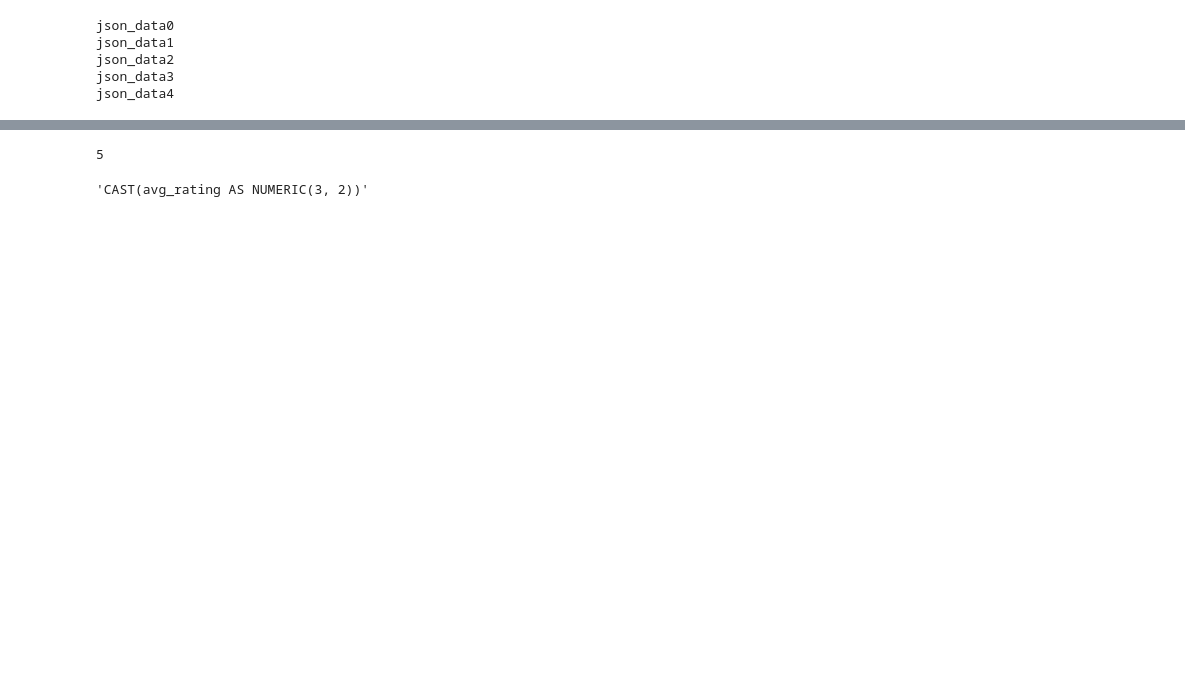
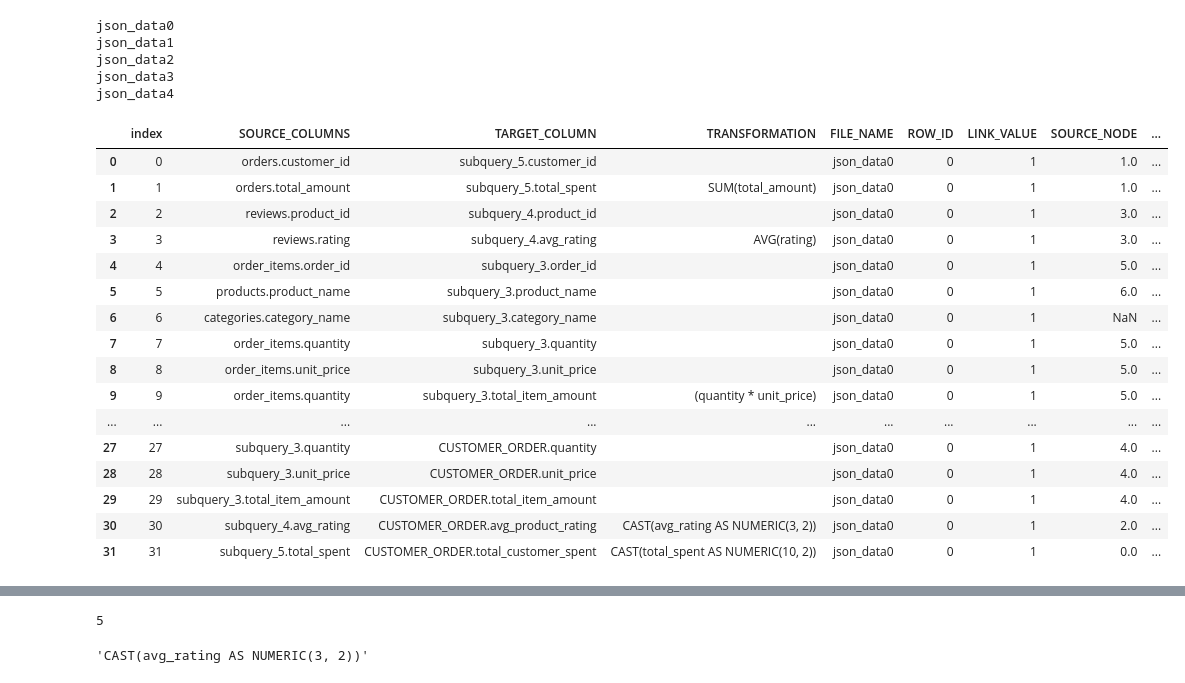
Before and after one commit to mountanalytics/sql_code_parser_lineages, a Jupyter notebook: parse-lineages.ipynb, the cells around one changed output, grey strips where cells are left out. Drawn from its saved outputs; the diff is of its cells as text; code cells hidden in the pictures; blank space fills up the shorter version.

```diff
--- a/parse-lineages.ipynb
+++ b/parse-lineages.ipynb
@@ -152,6 +249,26 @@ json_data1
 json_data2
 json_data3
 json_data4
+# %%
+lineages_dfs[0]
+# %% [output]
+|  | index | SOURCE_COLUMNS | TARGET_COLUMN | TRANSFORMATION | FILE_NAME | ROW_ID | LINK_VALUE | SOURCE_NODE | ... |
+| 0 | 0 | orders.customer_id | subquery_5.customer_id |  | json_data0 | 0 | 1 | 1.0 | ... |
+| 1 | 1 | orders.total_amount | subquery_5.total_spent | SUM(total_amount) | json_data0 | 0 | 1 | 1.0 | ... |
+| 2 | 2 | reviews.product_id | subquery_4.product_id |  | json_data0 | 0 | 1 | 3.0 | ... |
+| 3 | 3 | reviews.rating | subquery_4.avg_rating | AVG(rating) | json_data0 | 0 | 1 | 3.0 | ... |
+| 4 | 4 | order_items.order_id | subquery_3.order_id |  | json_data0 | 0 | 1 | 5.0 | ... |
+| 5 | 5 | products.product_name | subquery_3.product_name |  | json_data0 | 0 | 1 | 6.0 | ... |
+| 6 | 6 | categories.category_name | subquery_3.category_name |  | json_data0 | 0 | 1 | NaN | ... |
+| 7 | 7 | order_items.quantity | subquery_3.quantity |  | json_data0 | 0 | 1 | 5.0 | ... |
+| 8 | 8 | order_items.unit_price | subquery_3.unit_price |  | json_data0 | 0 | 1 | 5.0 | ... |
+| 9 | 9 | order_items.quantity | subquery_3.total_item_amount | (quantity * unit_price) | json_data0 | 0 | 1 | 5.0 | ... |
+| ... | ... | ... | ... | ... | ... | ... | ... | ... | ... |
+| 27 | 27 | subquery_3.quantity | CUSTOMER_ORDER.quantity |  | json_data0 | 0 | 1 | 4.0 | ... |
+| 28 | 28 | subquery_3.unit_price | CUSTOMER_ORDER.unit_price |  | json_data0 | 0 | 1 | 4.0 | ... |
+| 29 | 29 | subquery_3.total_item_amount | CUSTOMER_ORDER.total_item_amount |  | json_data0 | 0 | 1 | 4.0 | ... |
+| 30 | 30 | subquery_4.avg_rating | CUSTOMER_ORDER.avg_product_rating | CAST(avg_rating AS NUMERIC(3, 2)) | json_data0 | 0 | 1 | 2.0 | ... |
+| 31 | 31 | subquery_5.total_spent | CUSTOMER_ORDER.total_customer_spent | CAST(total_spent AS NUMERIC(10, 2)) | json_data0 | 0 | 1 | 0.0 | ... |
 # %%
 lineages_dfs[0]
 # %% [output]
```
Also changed, not shown: parts of 5 cells of this notebook.
